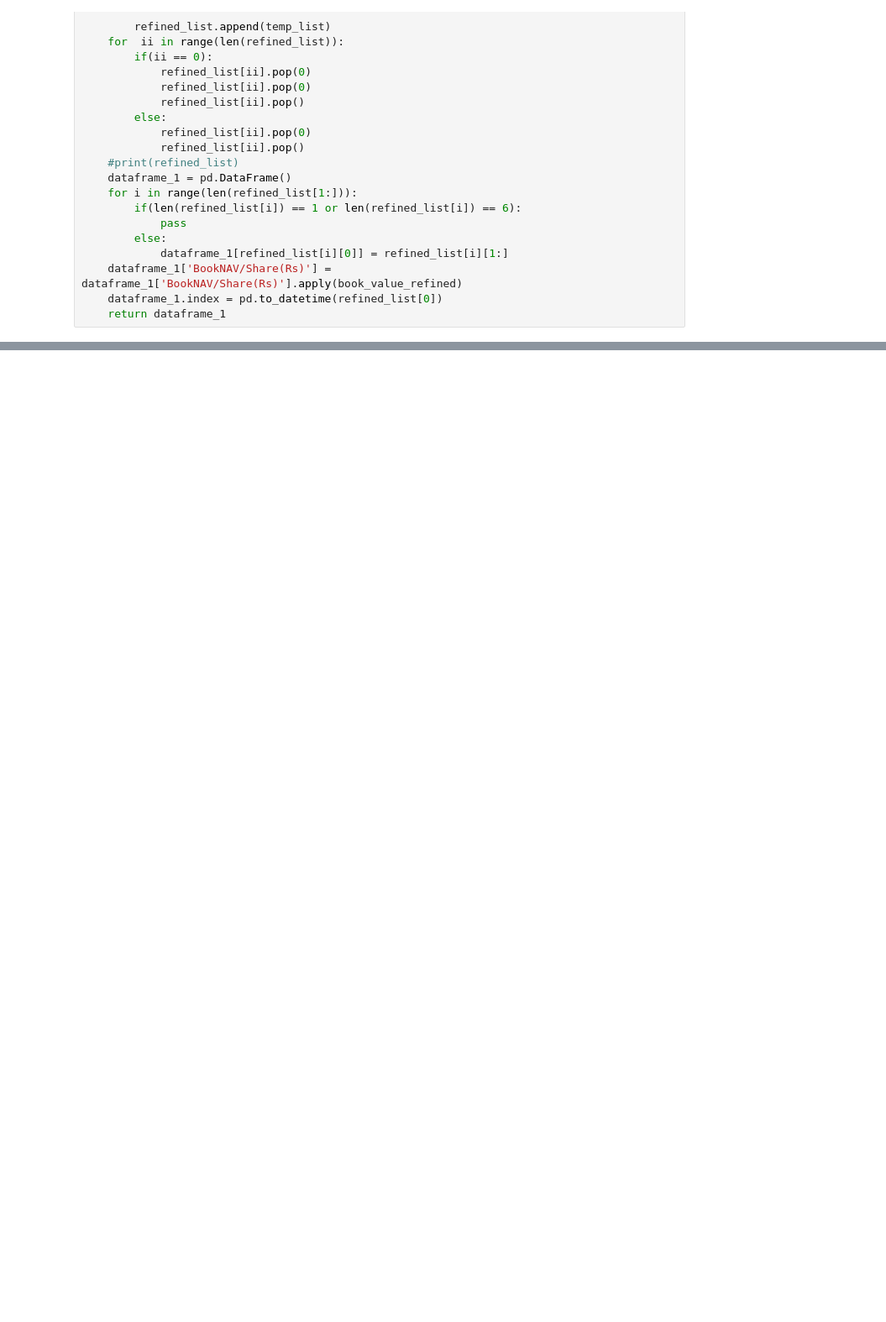
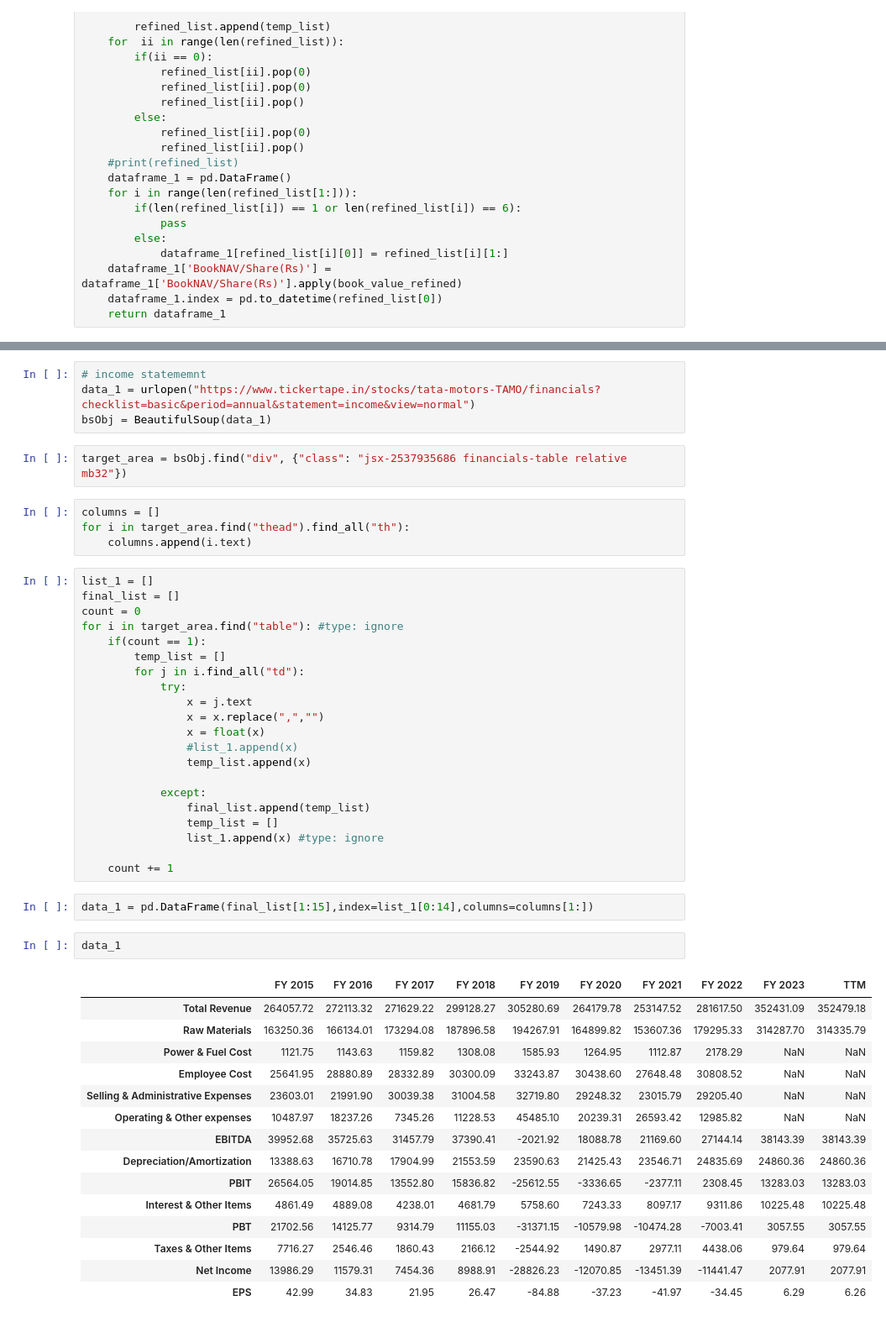
Before and after one commit to innovsm/algorithmic-trading, a Jupyter notebook: companies_list.ipynb, the cells around one changed output, grey strips where cells are left out. Shown: that part at 84% size. Cells and saved outputs as stored; diff of their text form; blank space fills up the shorter version.

Commit message:
income statement

```diff
--- a/companies_list.ipynb
+++ b/companies_list.ipynb
@@ -156,0 +132,51 @@ data_2.to_csv("selected_companies.csv", index=False)
+# %%
+# income statememnt
+data_1 = urlopen("https://www.tickertape.in/stocks/tata-motors-TAMO/financials?checklist=basic&period=annual&statement=income&view=normal")
+bsObj = BeautifulSoup(data_1)
+# %%
+target_area = bsObj.find("div", {"class": "jsx-2537935686 financials-table relative mb32"})
+# %%
+columns = []
+for i in target_area.find("thead").find_all("th"):
+    columns.append(i.text)
+# %%
+list_1 = []
+final_list = []
+count = 0
+for i in target_area.find("table"): #type: ignore
+    if(count == 1):
+        temp_list = []
+        for j in i.find_all("td"):
+            try:
+                x = j.text
+                x = x.replace(",","")
+                x = float(x)
+                #list_1.append(x)
+                temp_list.append(x)
+
+            except:
+                final_list.append(temp_list)
+                temp_list = []
+                list_1.append(x) #type: ignore
+
+    count += 1
+# %%
+data_1 = pd.DataFrame(final_list[1:15],index=list_1[0:14],columns=columns[1:])
+# %%
+data_1
+# %% [output]
+|  | FY 2015 | FY 2016 | FY 2017 | FY 2018 | FY 2019 | FY 2020 | FY 2021 | FY 2022 | FY 2023 | TTM |
+| Total Revenue | 264057.72 | 272113.32 | 271629.22 | 299128.27 | 305280.69 | 264179.78 | 253147.52 | 281617.50 | 352431.09 | 352479.18 |
+| Raw Materials | 163250.36 | 166134.01 | 173294.08 | 187896.58 | 194267.91 | 164899.82 | 153607.36 | 179295.33 | 314287.70 | 314335.79 |
+| Power & Fuel Cost | 1121.75 | 1143.63 | 1159.82 | 1308.08 | 1585.93 | 1264.95 | 1112.87 | 2178.29 | NaN | NaN |
+| Employee Cost | 25641.95 | 28880.89 | 28332.89 | 30300.09 | 33243.87 | 30438.60 | 27648.48 | 30808.52 | NaN | NaN |
+| Selling & Administrative Expenses | 23603.01 | 21991.90 | 30039.38 | 31004.58 | 32719.80 | 29248.32 | 23015.79 | 29205.40 | NaN | NaN |
+| Operating & Other expenses | 10487.97 | 18237.26 | 7345.26 | 11228.53 | 45485.10 | 20239.31 | 26593.42 | 12985.82 | NaN | NaN |
+| EBITDA | 39952.68 | 35725.63 | 31457.79 | 37390.41 | -2021.92 | 18088.78 | 21169.60 | 27144.14 | 38143.39 | 38143.39 |
+| Depreciation/Amortization | 13388.63 | 16710.78 | 17904.99 | 21553.59 | 23590.63 | 21425.43 | 23546.71 | 24835.69 | 24860.36 | 24860.36 |
+| PBIT | 26564.05 | 19014.85 | 13552.80 | 15836.82 | -25612.55 | -3336.65 | -2377.11 | 2308.45 | 13283.03 | 13283.03 |
+| Interest & Other Items | 4861.49 | 4889.08 | 4238.01 | 4681.79 | 5758.60 | 7243.33 | 8097.17 | 9311.86 | 10225.48 | 10225.48 |
+| PBT | 21702.56 | 14125.77 | 9314.79 | 11155.03 | -31371.15 | -10579.98 | -10474.28 | -7003.41 | 3057.55 | 3057.55 |
+| Taxes & Other Items | 7716.27 | 2546.46 | 1860.43 | 2166.12 | -2544.92 | 1490.87 | 2977.11 | 4438.06 | 979.64 | 979.64 |
+| Net Income | 13986.29 | 11579.31 | 7454.36 | 8988.91 | -28826.23 | -12070.85 | -13451.39 | -11441.47 | 2077.91 | 2077.91 |
+| EPS | 42.99 | 34.83 | 21.95 | 26.47 | -84.88 | -37.23 | -41.97 | -34.45 | 6.29 | 6.26 |
```
Also changed, not shown: parts of 29 cells of this notebook, 4 other files.
